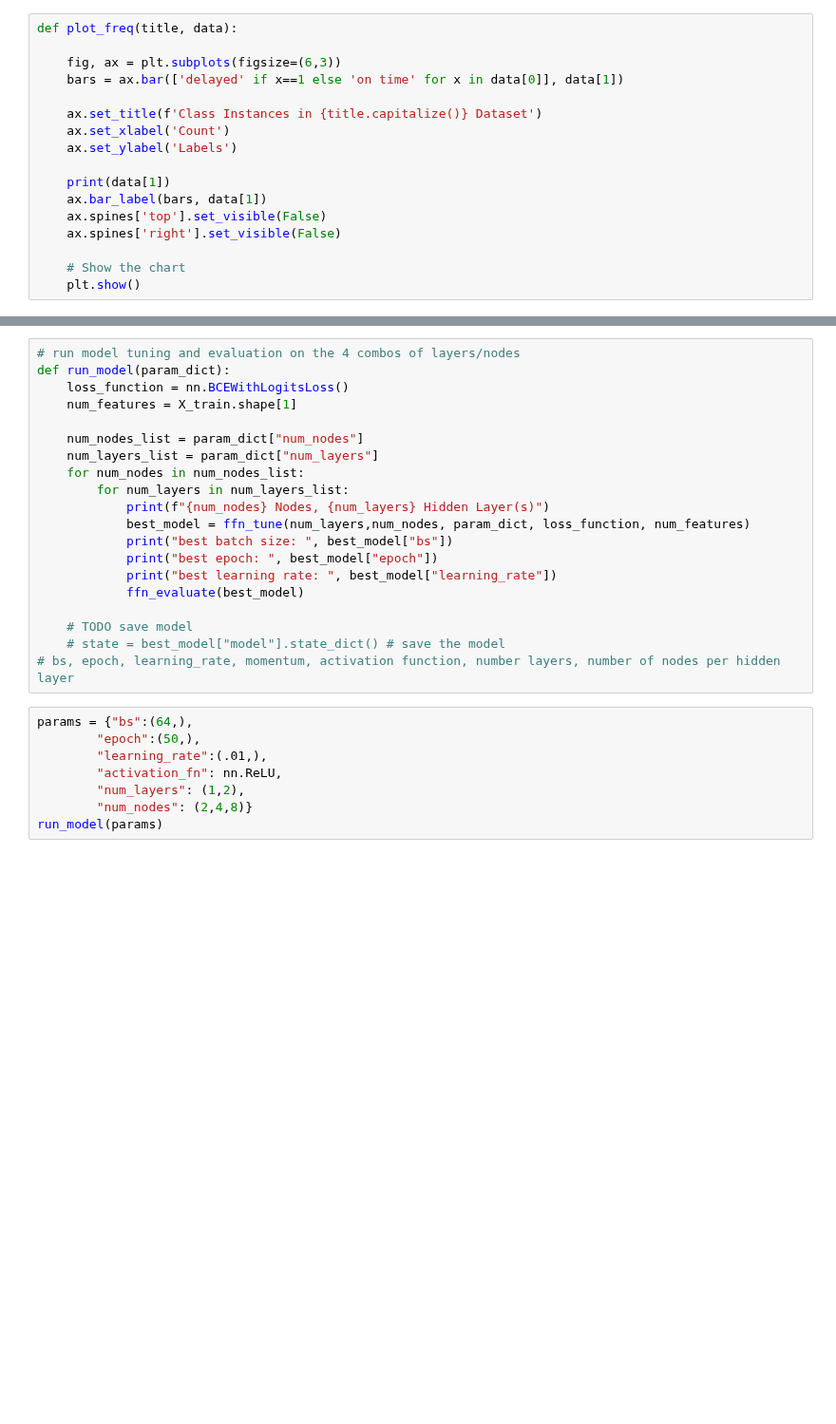
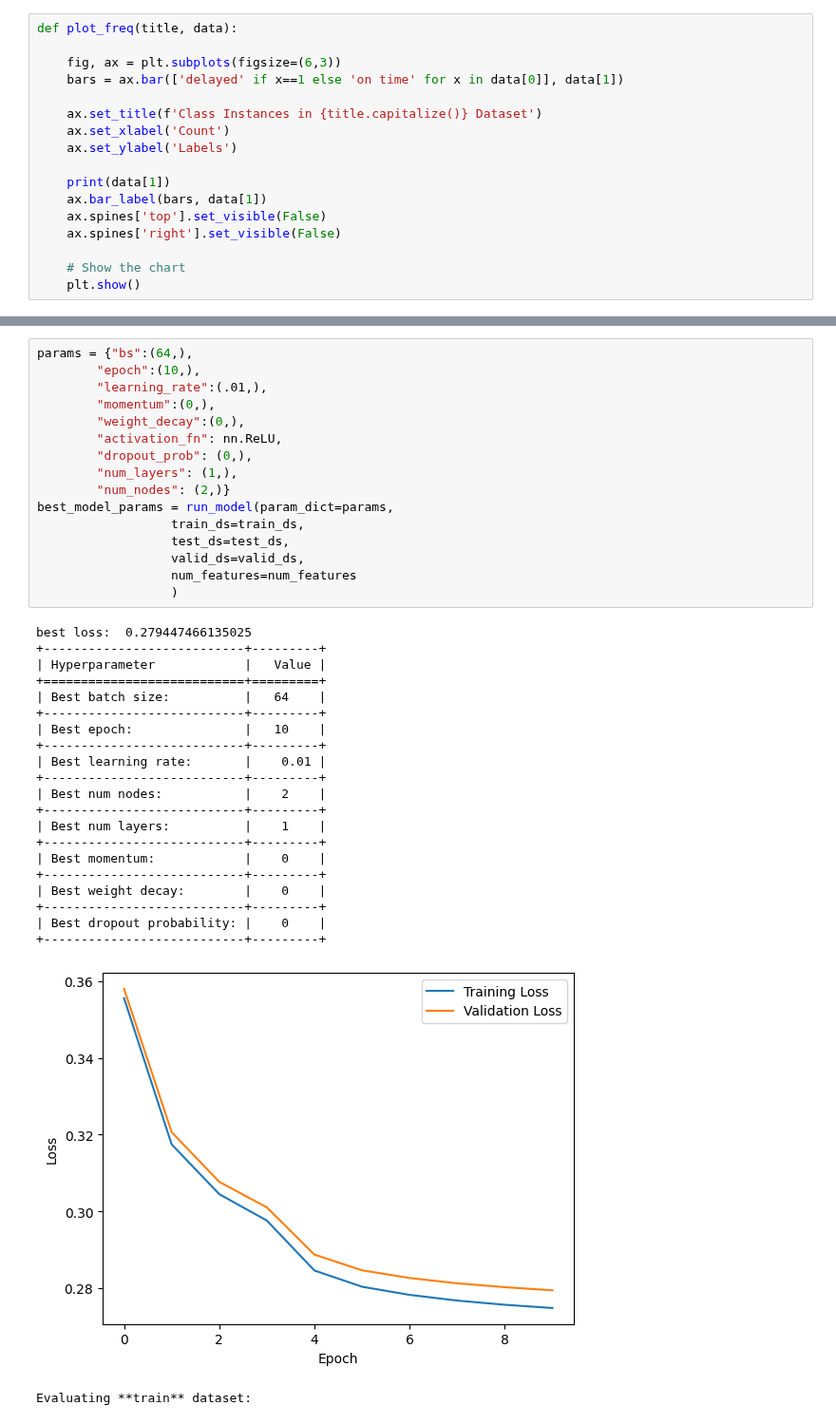
Before and after one commit to Noobify2012/CS6140-final-project, a Jupyter notebook: exploration/pytorch_model.ipynb, the cells around one changed output, grey strips where cells are left out. Shown at 95% size. Cells and saved outputs as stored; diff of their text form; blank space fills up the shorter version.

Commit message:
refactor model and move functions to ffn model file

```diff
--- a/exploration/pytorch_model.ipynb
+++ b/exploration/pytorch_model.ipynb
@@ -156,28 +140,39 @@ def ffn_evaluate(model):
-# %%
-# run model tuning and evaluation on the 4 combos of layers/nodes
-def run_model(param_dict):
-    loss_function = nn.BCEWithLogitsLoss()
-    num_features = X_train.shape[1]
-
-    num_nodes_list = param_dict["num_nodes"]
-    num_layers_list = param_dict["num_layers"]
-    for num_nodes in num_nodes_list:
-        for num_layers in num_layers_list:
-            print(f"{num_nodes} Nodes, {num_layers} Hidden Layer(s)")
-            best_model = ffn_tune(num_layers,num_nodes, param_dict, loss_function, num_features)
-            print("best batch size: ", best_model["bs"])
-            print("best epoch: ", best_model["epoch"])
-            print("best learning rate: ", best_model["learning_rate"])
-            ffn_evaluate(best_model)
-
-    # TODO save model
-    # state = best_model["model"].state_dict() # save the model
-# bs, epoch, learning_rate, momentum, activation function, number layers, number of nodes per hidden layer
 # %%
 params = {"bs":(64,),
-        "epoch":(50,),
+        "epoch":(10,),
         "learning_rate":(.01,),
+        "momentum":(0,),
+        "weight_decay":(0,),
         "activation_fn": nn.ReLU,
-        "num_layers": (1,2),
-        "num_nodes": (2,4,8)}
-run_model(params)
+        "dropout_prob": (0,),
+        "num_layers": (1,),
+        "num_nodes": (2,)}
+best_model_params = run_model(param_dict=params,
+                  train_ds=train_ds,
+                  test_ds=test_ds,
+                  valid_ds=valid_ds,
+                  num_features=num_features
+                  )
+# %% [output]
+best loss:  0.279447466135025
++---------------------------+---------+
+| Hyperparameter            |   Value |
++===========================+=========+
+| Best batch size:          |   64    |
++---------------------------+---------+
+| Best epoch:               |   10    |
++---------------------------+---------+
+| Best learning rate:       |    0.01 |
++---------------------------+---------+
+| Best num nodes:           |    2    |
++---------------------------+---------+
+| Best num layers:          |    1    |
++---------------------------+---------+
+| Best momentum:            |    0    |
++---------------------------+---------+
+| Best weight decay:        |    0    |
++---------------------------+---------+
+| Best dropout probability: |    0    |
++---------------------------+---------+
+[figure, added]
+Evaluating **train** dataset:
```
Also changed, not shown: parts of 9 cells of this notebook, 3 other files.
